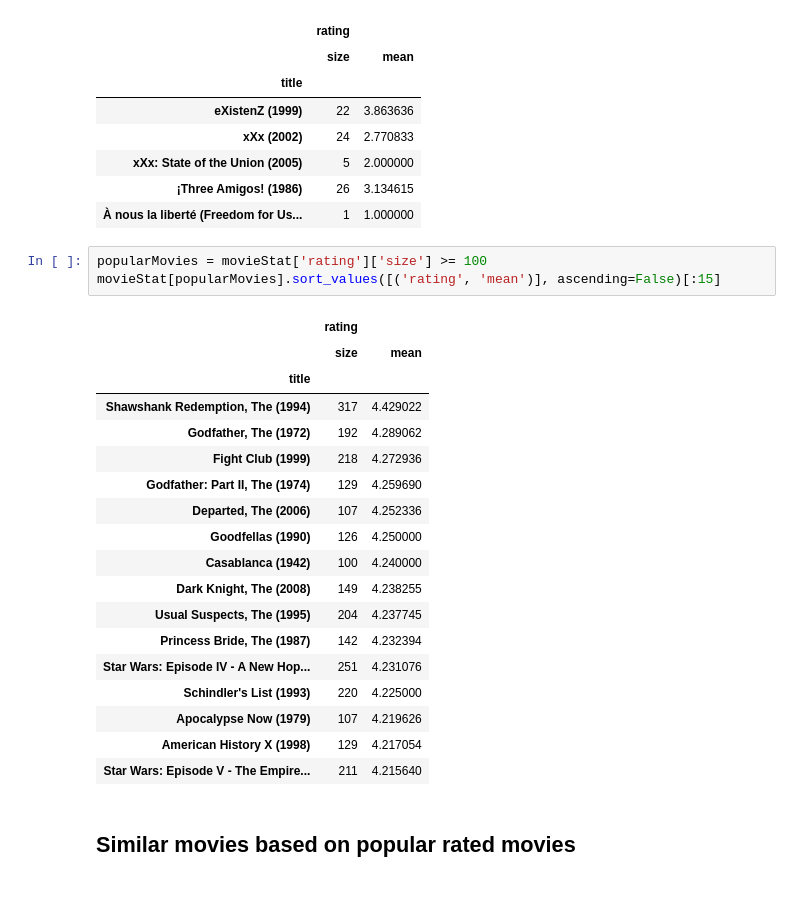
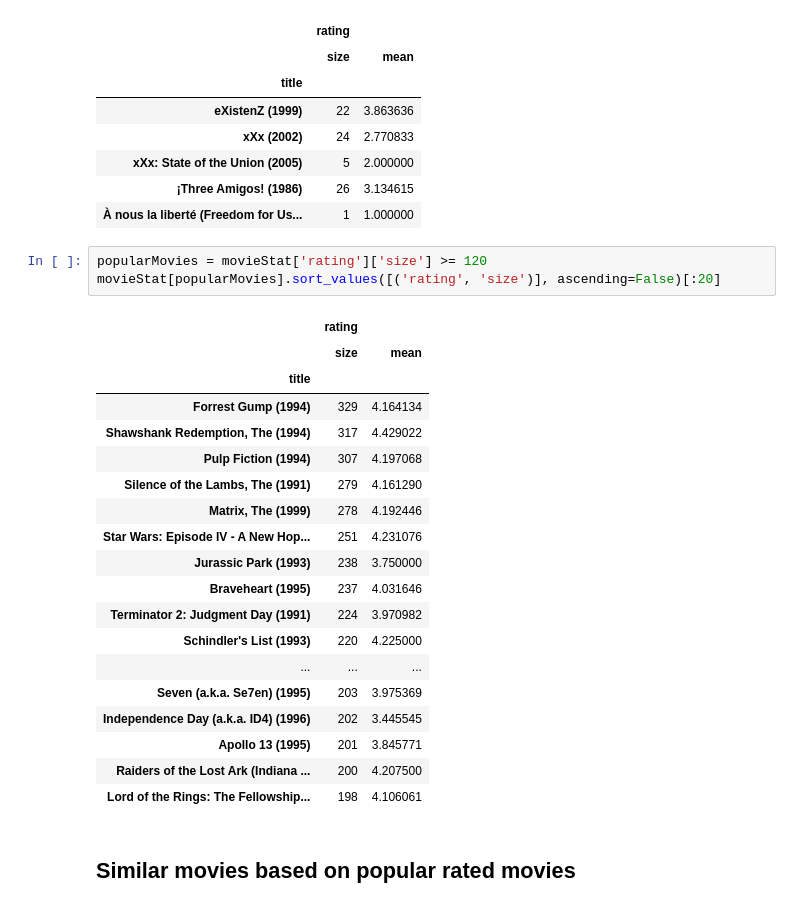
Before and after one commit to mustaphazeezat/movie-recomendation-system, a Jupyter notebook: model/main.ipynb, the cells around one changed output. Cells and saved outputs as stored; diff of their text form.

```diff
--- a/model/main.ipynb
+++ b/model/main.ipynb
@@ -82,27 +78,28 @@ movieStat.tail()
 | ¡Three Amigos! (1986) | 26 | 3.134615 |
 | À nous la liberté (Freedom for Us... | 1 | 1.000000 |
 # %%
-popularMovies = movieStat['rating']['size'] >= 100
-movieStat[popularMovies].sort_values([('rating', 'mean')], ascending=False)[:15]
+popularMovies = movieStat['rating']['size'] >= 120
+movieStat[popularMovies].sort_values([('rating', 'size')], ascending=False)[:20]
 # %% [output]
 |  | rating |  |
 |  | size | mean |
 | title |  |  |
+| Forrest Gump (1994) | 329 | 4.164134 |
 | Shawshank Redemption, The (1994) | 317 | 4.429022 |
-| Godfather, The (1972) | 192 | 4.289062 |
-| Fight Club (1999) | 218 | 4.272936 |
-| Godfather: Part II, The (1974) | 129 | 4.259690 |
-| Departed, The (2006) | 107 | 4.252336 |
-| Goodfellas (1990) | 126 | 4.250000 |
-| Casablanca (1942) | 100 | 4.240000 |
-| Dark Knight, The (2008) | 149 | 4.238255 |
-| Usual Suspects, The (1995) | 204 | 4.237745 |
-| Princess Bride, The (1987) | 142 | 4.232394 |
+| Pulp Fiction (1994) | 307 | 4.197068 |
+| Silence of the Lambs, The (1991) | 279 | 4.161290 |
+| Matrix, The (1999) | 278 | 4.192446 |
 | Star Wars: Episode IV - A New Hop... | 251 | 4.231076 |
+| Jurassic Park (1993) | 238 | 3.750000 |
+| Braveheart (1995) | 237 | 4.031646 |
+| Terminator 2: Judgment Day (1991) | 224 | 3.970982 |
 | Schindler's List (1993) | 220 | 4.225000 |
-| Apocalypse Now (1979) | 107 | 4.219626 |
-| American History X (1998) | 129 | 4.217054 |
-| Star Wars: Episode V - The Empire... | 211 | 4.215640 |
+| ... | ... | ... |
+| Seven (a.k.a. Se7en) (1995) | 203 | 3.975369 |
+| Independence Day (a.k.a. ID4) (1996) | 202 | 3.445545 |
+| Apollo 13 (1995) | 201 | 3.845771 |
+| Raiders of the Lost Ark (Indiana ... | 200 | 4.207500 |
+| Lord of the Rings: The Fellowship... | 198 | 4.106061 |
 # %% [markdown]
 ## Similar movies based on popular rated movies
 # %%
```
Also changed, not shown: parts of 14 cells of this notebook, 6 other files.
